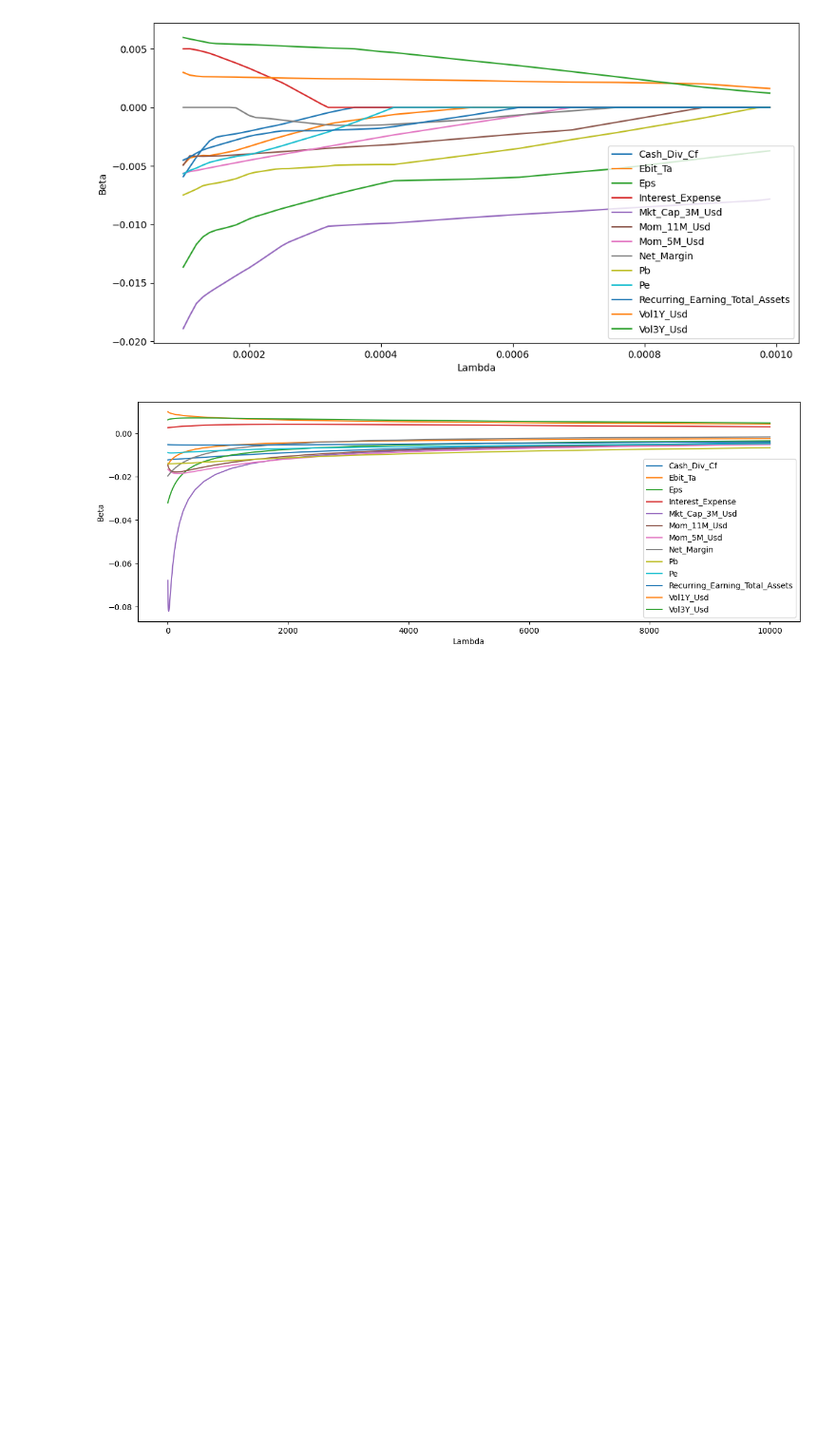
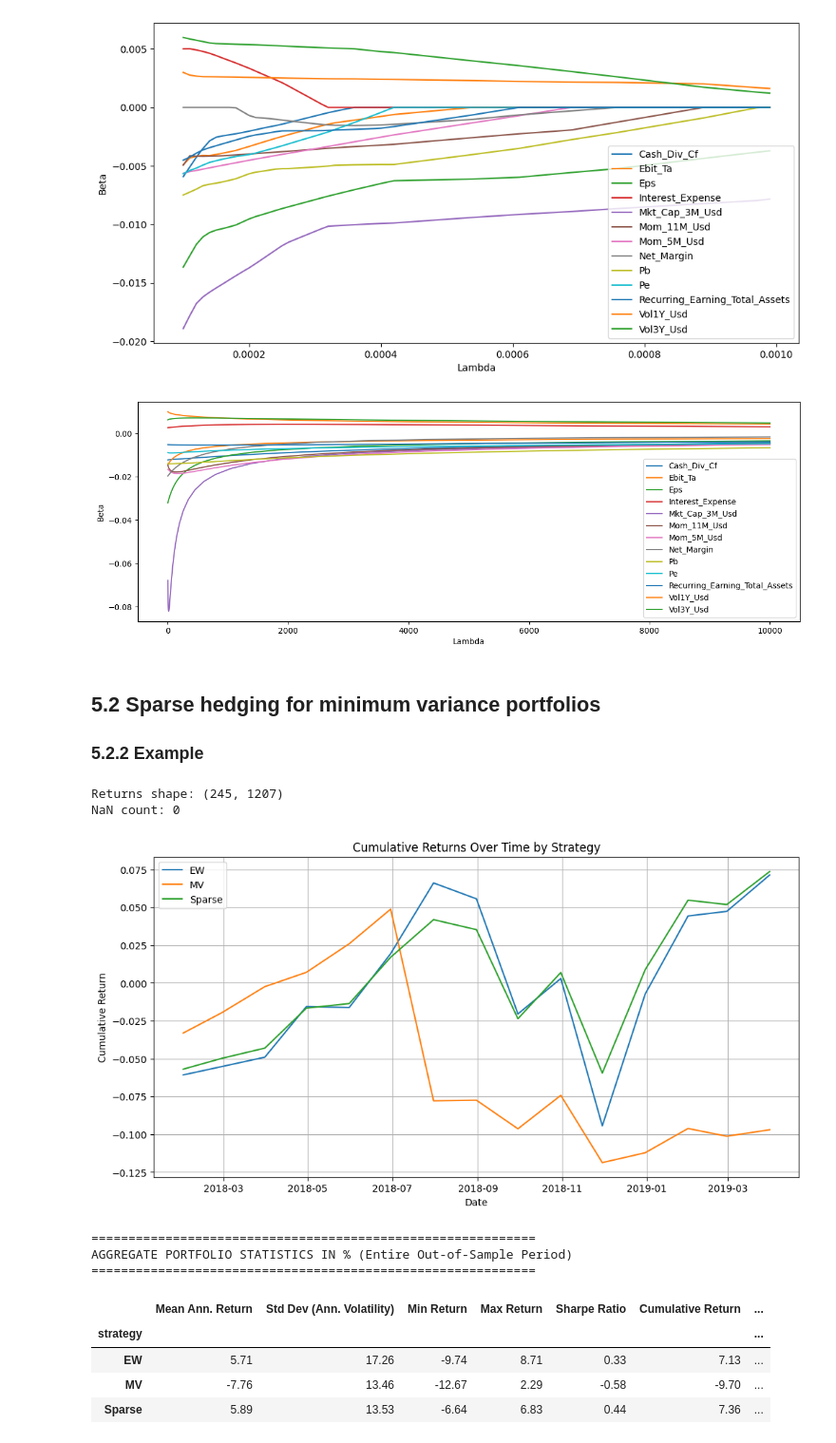
Before and after one commit to mathieucbd/ml-for-factor-investing, a Jupyter notebook: notebooks/4_penalized_regressions.ipynb, the cells around one changed output. Shown: that part at 95% size. Drawn from its saved outputs; the diff is of its cells as text; code cells hidden in the pictures; blank space fills up the shorter version.

Commit message:
Sparse hedging for MVP

```diff
--- a/notebooks/4_penalized_regressions.ipynb
+++ b/notebooks/4_penalized_regressions.ipynb
@@ -54,3 +70,27 @@ df_ridge_res.columns = features # adding the names of the factors
 df_ridge_res.loc[:,predictors].plot(xlabel='Lambda',ylabel='Beta',figsize=(15,5)); # plotting
 # %% [output]
 [figure]
+# %% [markdown]
+## 5.2 Sparse hedging for minimum variance portfolios
+### 5.2.2 Example
+# %%
+# Create returns pivot
+returns = data_ml.pivot(index='date', columns='stock_id', values='R1M_Usd')
+returns = returns.dropna(axis=1, how='all').dropna(axis=0, how='all')
+
+# Remove any remaining NaN values
+returns = returns.fillna(returns.mean())  # Forward-fill with column mean, or drop rows
+
+separation_date = pd.to_datetime('2018-01-01') # Separation date between in-sample and out-of-sample
+
+t_oos = returns.index[returns.index > separation_date].values # Out-of-sample data
+Tt = len(t_oos) # Nb of dates
+nb_port = 3 # Nb of portfolios/strats
+port_weights = {} # Initial portf. weights in dict
+port_returns = {} # Initial portf. returns in dict
+
+print(f"Returns shape: {returns.shape}")
+print(f"NaN count: {returns.isna().sum().sum()}")
+# %% [output]
+Returns shape: (245, 1207)
+NaN count: 0
@@ -56,0 +160,46 @@ df_ridge_res.loc[:,predictors].plot(xlabel='Lambda',ylabel='Beta',figsize=(15,5)
+# %%
+# --- Visualization of results ---
+# Load data from .csv to avoid recomputation in the previous cell
+port_returns_final = pd.read_csv("../data/5.2.2_penalized_regression_portfolio_returns.csv")
+port_returns_final['date'] = pd.to_datetime(port_returns_final['date'])
+
+# Plot cumulative returns over time (start at 0)
+port_returns_final['cum_return'] = port_returns_final.groupby('strategy')['return'].cumsum()
+plt.figure(figsize=(12,6))
+for strategy in port_returns_final['strategy'].unique():
+    subset = port_returns_final[port_returns_final['strategy'] == strategy]
+    plt.plot(subset['date'], subset['cum_return'], label=strategy)
+plt.xlabel('Date')
+plt.ylabel('Cumulative Return')
+plt.title('Cumulative Returns Over Time by Strategy')
+plt.legend()
+plt.grid(True)
+plt.show()
+
+# Compute aggregate statistics across all months
+print("\n" + "="*60)
+print("AGGREGATE PORTFOLIO STATISTICS IN % (Entire Out-of-Sample Period)")
+print("="*60)
+
+summary_stats = port_returns_final.groupby('strategy')['return'].agg([
+    ('Mean Ann. Return', lambda x: x.mean() * 12 * 100),
+    ('Std Dev (Ann. Volatility)', lambda x: x.std() * (12 ** 0.5) * 100),
+    ('Min Return', lambda x:x.min() * 100),
+    ('Max Return', lambda x:x.max() * 100),
+    ('Sharpe Ratio', lambda x: (x.mean() * 12) / (x.std() * (12 ** 0.5)) if x.std() > 0 else 0),
+    ('Cumulative Return', lambda x: x.sum() * 100),
+    ('Count', 'count')
+])
+
+summary_stats = summary_stats.round(2)
+summary_stats
+# %% [output]
+[figure, added]
+============================================================
+AGGREGATE PORTFOLIO STATISTICS IN % (Entire Out-of-Sample Period)
+============================================================
+|  | Mean Ann. Return | Std Dev (Ann. Volatility) | Min Return | Max Return | Sharpe Ratio | Cumulative Return | ... |
+| strategy |  |  |  |  |  |  | ... |
+| EW | 5.71 | 17.26 | -9.74 | 8.71 | 0.33 | 7.13 | ... |
+| MV | -7.76 | 13.46 | -12.67 | 2.29 | -0.58 | -9.70 | ... |
+| Sparse | 5.89 | 13.53 | -6.64 | 6.83 | 0.44 | 7.36 | ... |
```
Also changed, not shown: parts of 5 cells of this notebook.
